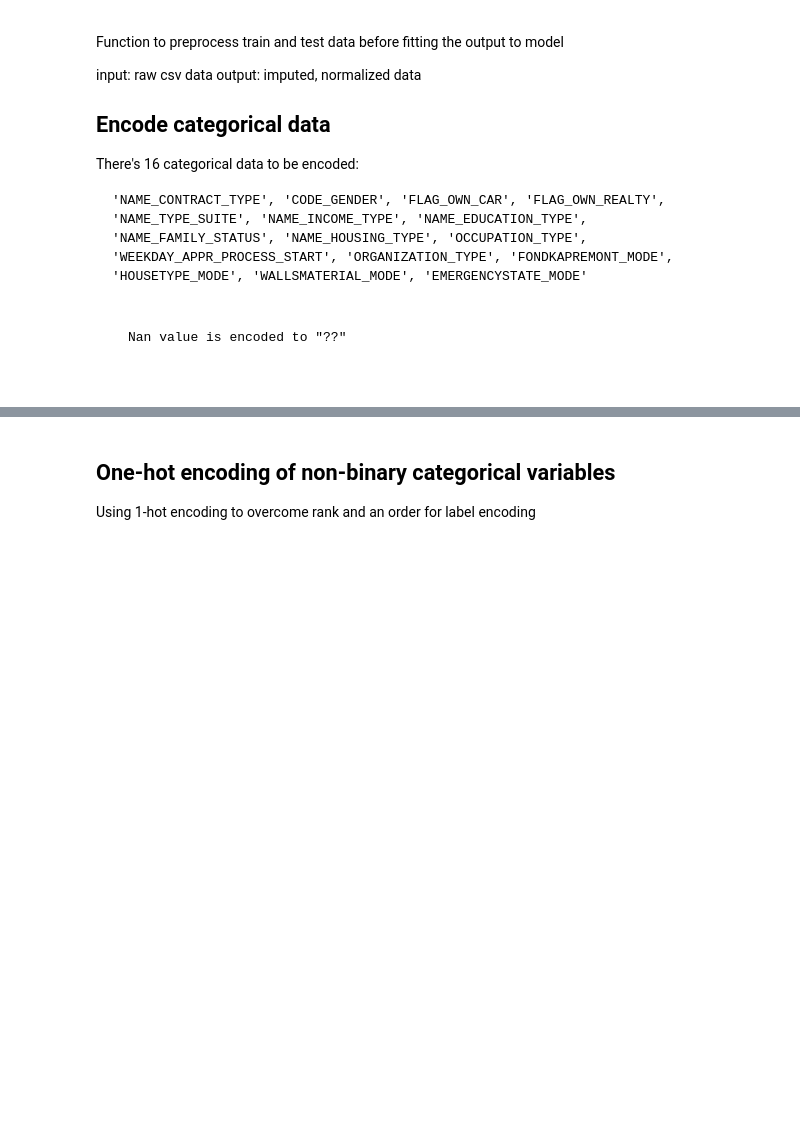
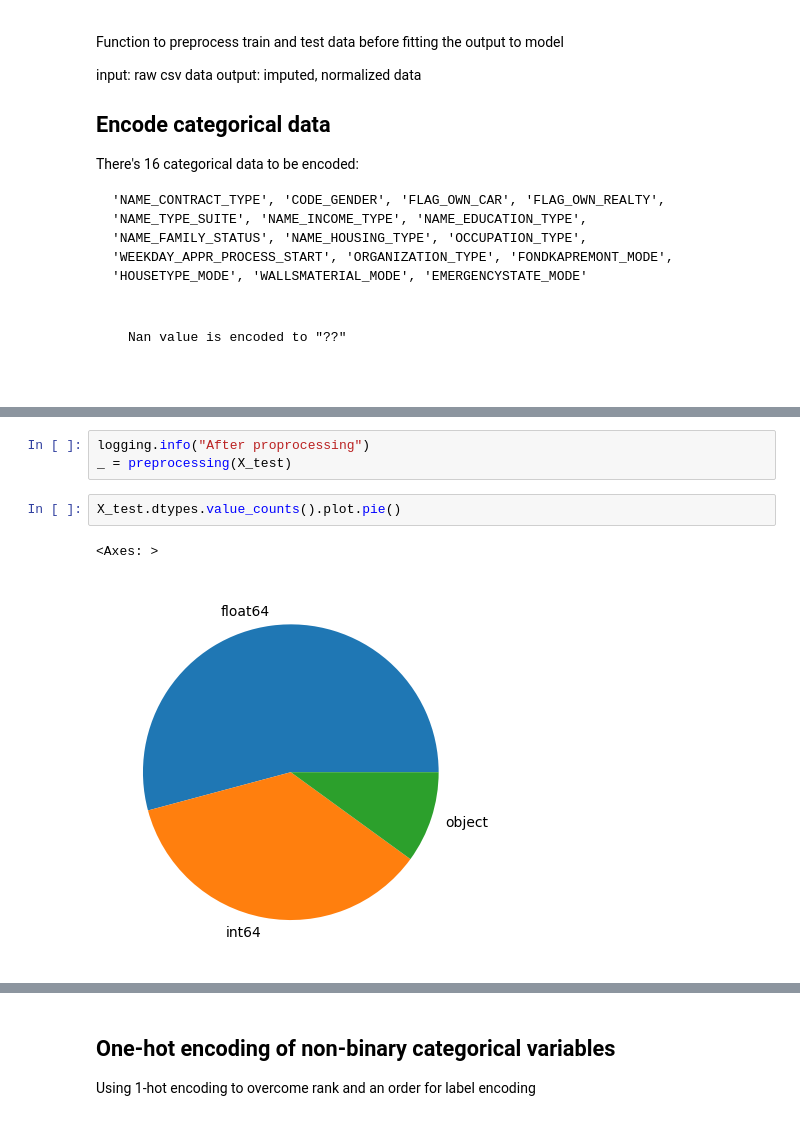
Before and after one commit to VincentChong123/kaggle-home-credit-default-risk, a Jupyter notebook: 2018/predict.ipynb, the cells around one changed output, grey strips where cells are left out. Drawn from its saved outputs; the diff is of its cells as text; blank space fills up the shorter version.

```diff
--- a/2018/predict.ipynb
+++ b/2018/predict.ipynb
@@ -251 +301,9 @@ def preprocessing(df: pd.DataFrame, is_describe=False) -> pd.DataFrame:
+# %%
+logging.info("After proprocessing")
+_ = preprocessing(X_test)
+# %%
+X_test.dtypes.value_counts().plot.pie()
+# %% [output]
+<Axes: >
+[figure, added]
 # %%
```
Also changed, not shown: parts of 12 cells of this notebook, 1 other file.
